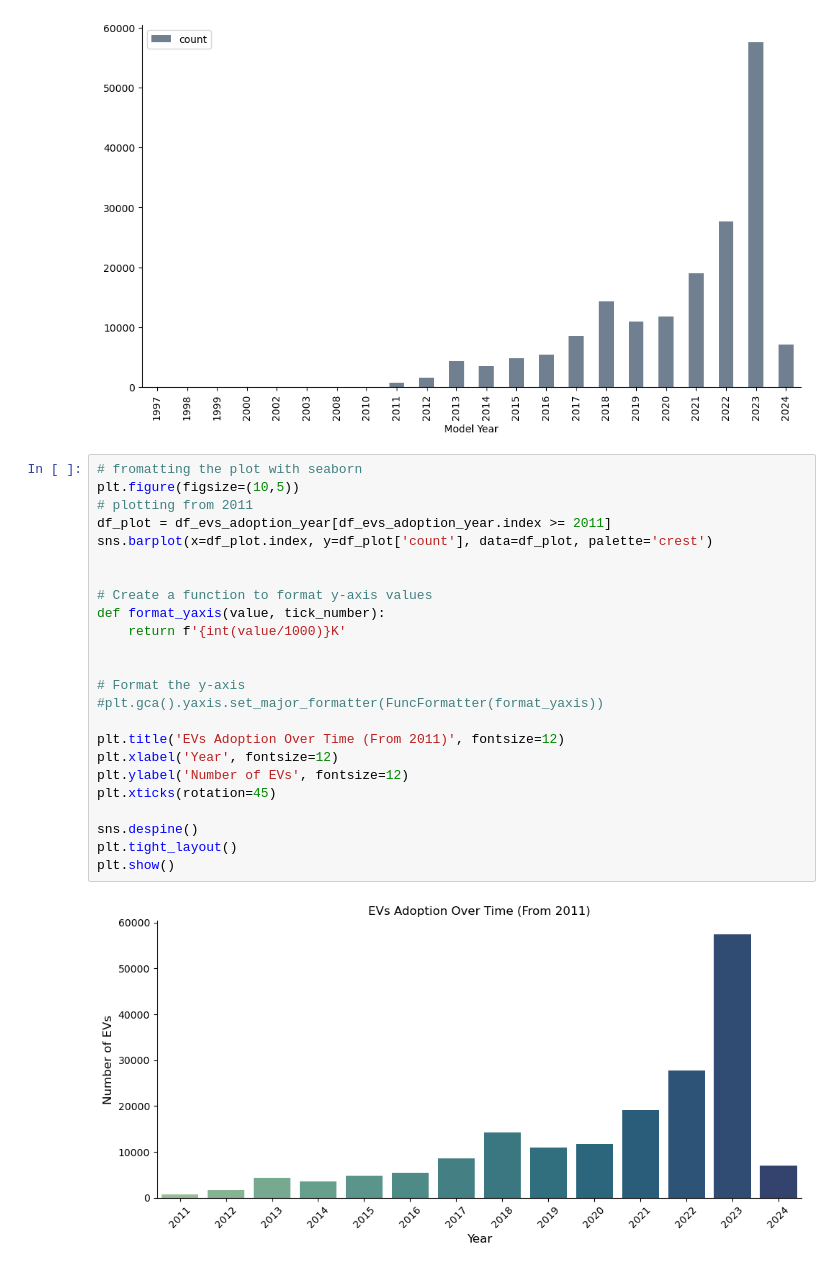
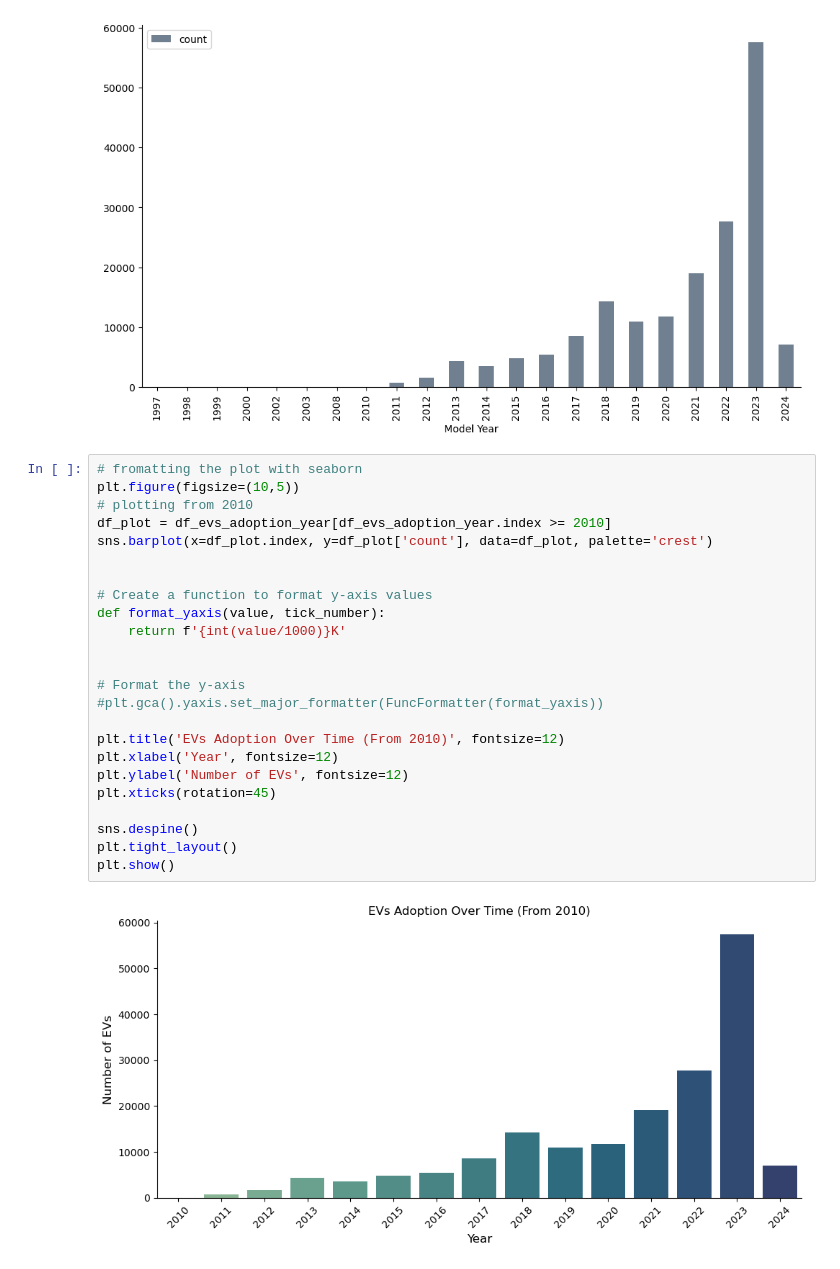
Before and after one commit to modyreturn/Data-Analysis-Projects, a Jupyter notebook: EVs Market Analysis/1_EVs_Adoption_Analysis.ipynb, the cells around one changed output. Cells and saved outputs as stored; diff of their text form.

Commit message:
1_EVs_Adoption_Analysis_Analysis.ipynb 2_EVs_Geographical_Dist.ipynb 3_EVs_Types_Analysis.ipynb 4_EVs_Makes_Model.ipynb 5_EVs_Range_Analysis.ipynb 6_EVs_Market_Projections.ipynb

```diff
--- a/EVs Market Analysis/1_EVs_Adoption_Analysis.ipynb
+++ b/EVs Market Analysis/1_EVs_Adoption_Analysis.ipynb
@@ -142,29 +142,29 @@ plt.show()
 # %%
 # fromatting the plot with seaborn
 plt.figure(figsize=(10,5))
-# plotting from 2011
-df_plot = df_evs_adoption_year[df_evs_adoption_year.index >= 2011]
+# plotting from 2010
+df_plot = df_evs_adoption_year[df_evs_adoption_year.index >= 2010]
 sns.barplot(x=df_plot.index, y=df_plot['count'], data=df_plot, palette='crest')
 
 
 # Create a function to format y-axis values
 def format_yaxis(value, tick_number):
     return f'{int(value/1000)}K'
 
 
 # Format the y-axis
 #plt.gca().yaxis.set_major_formatter(FuncFormatter(format_yaxis))
 
-plt.title('EVs Adoption Over Time (From 2011)', fontsize=12)
+plt.title('EVs Adoption Over Time (From 2010)', fontsize=12)
 plt.xlabel('Year', fontsize=12)
 plt.ylabel('Number of EVs', fontsize=12)
 plt.xticks(rotation=45)
 
 sns.despine()
 plt.tight_layout()
 plt.show()
 # %% [output]
-[figure, old version]
+[figure, new version]
 # %% [markdown]
 - **Insights:**
 
```
Also changed, not shown: parts of 2 cells of this notebook, 5 other files.
